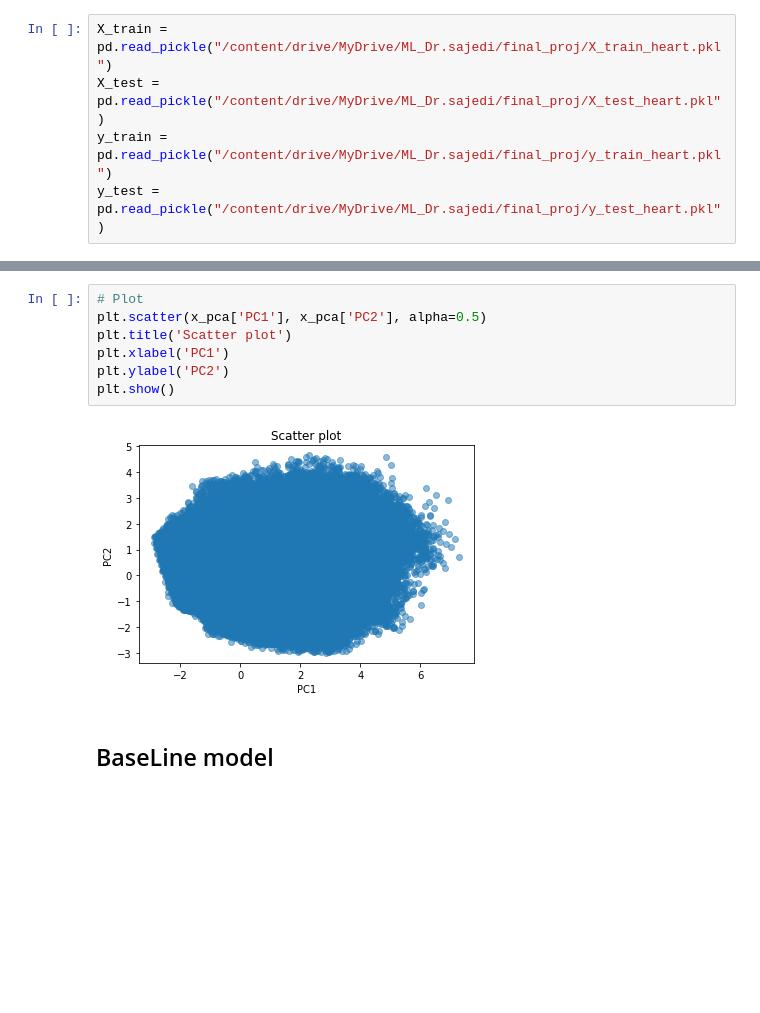
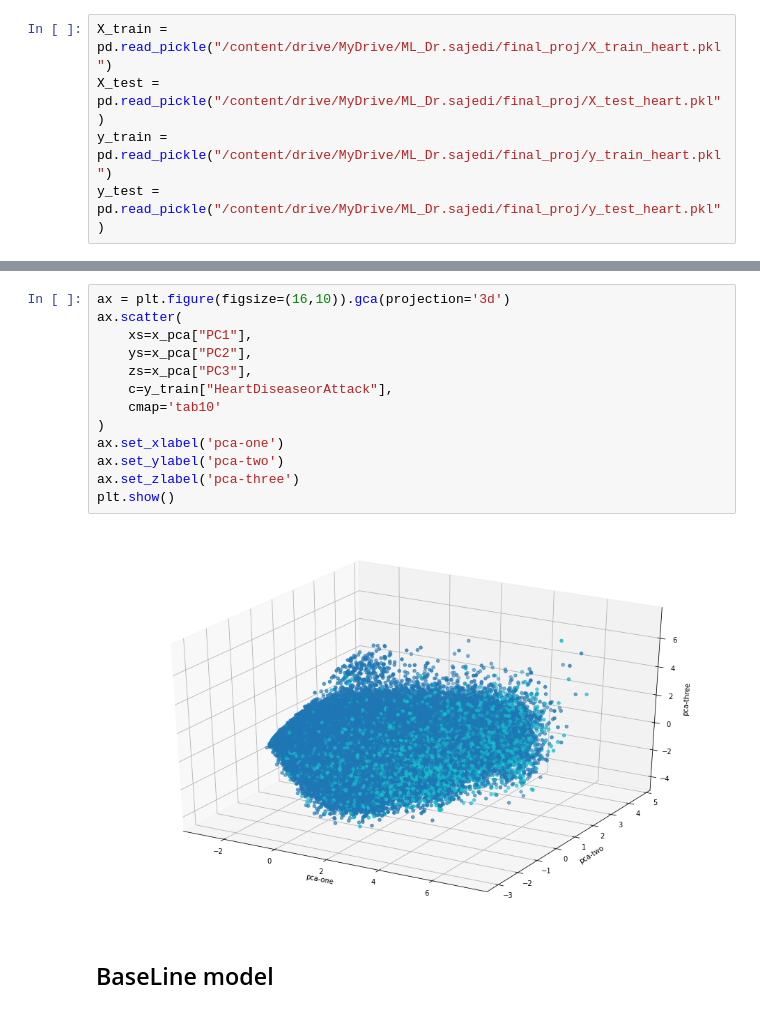
Before and after one commit to ZahraDehghani99/Heart-Disease-Health-Indicators-Dataset, a Jupyter notebook: heart_disease_classification_part2.ipynb, the cells around one changed output, grey strips where cells are left out. Drawn from its saved outputs; the diff is of its cells as text; blank space fills up the shorter version.

```diff
--- a/heart_disease_classification_part2.ipynb
+++ b/heart_disease_classification_part2.ipynb
@@ -344,12 +349,18 @@ x_pca.head()
-# %%
-# Plot
-plt.scatter(x_pca['PC1'], x_pca['PC2'], alpha=0.5)
-plt.title('Scatter plot')
-plt.xlabel('PC1')
-plt.ylabel('PC2')
-plt.show()
-# %% [output]
-[figure, removed]
+# %%
+ax = plt.figure(figsize=(16,10)).gca(projection='3d')
+ax.scatter(
+    xs=x_pca["PC1"],
+    ys=x_pca["PC2"],
+    zs=x_pca["PC3"],
+    c=y_train["HeartDiseaseorAttack"],
+    cmap='tab10'
+)
+ax.set_xlabel('pca-one')
+ax.set_ylabel('pca-two')
+ax.set_zlabel('pca-three')
+plt.show()
+# %% [output]
+[figure, added]
 # %% [markdown]
 ## BaseLine model
 # %% [markdown]
```
Also changed, not shown: parts of 4 cells of this notebook.
